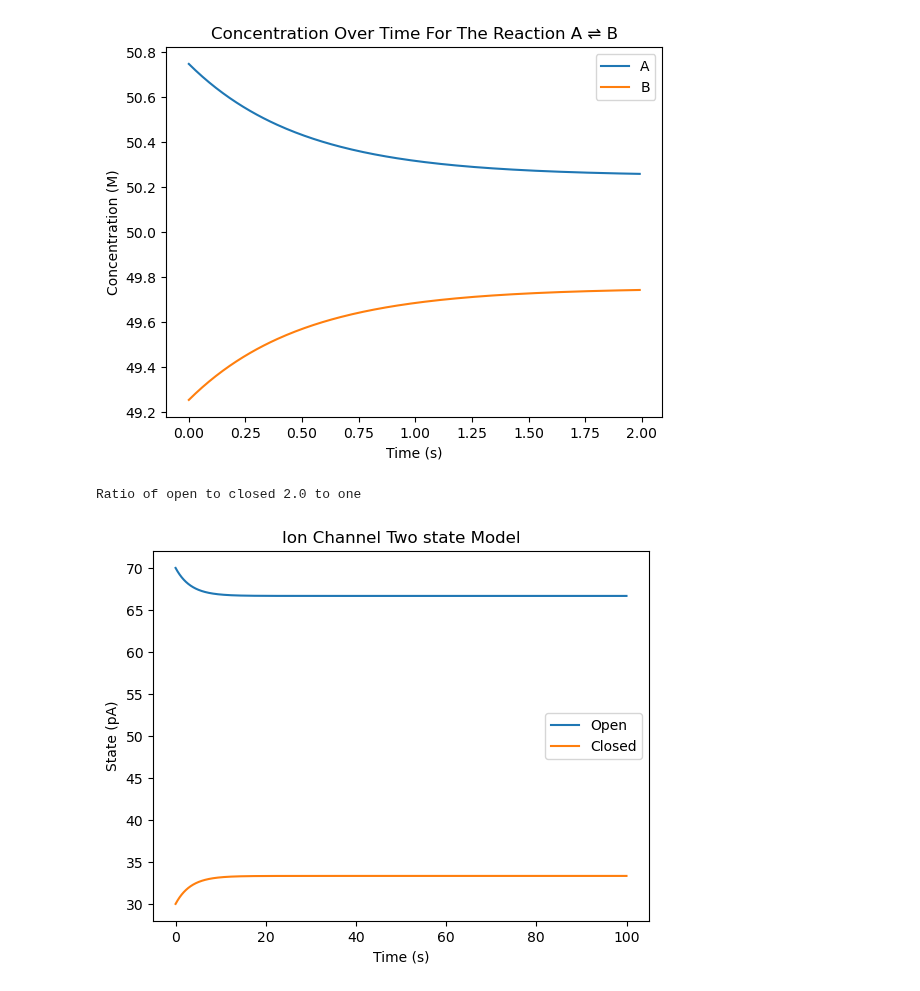
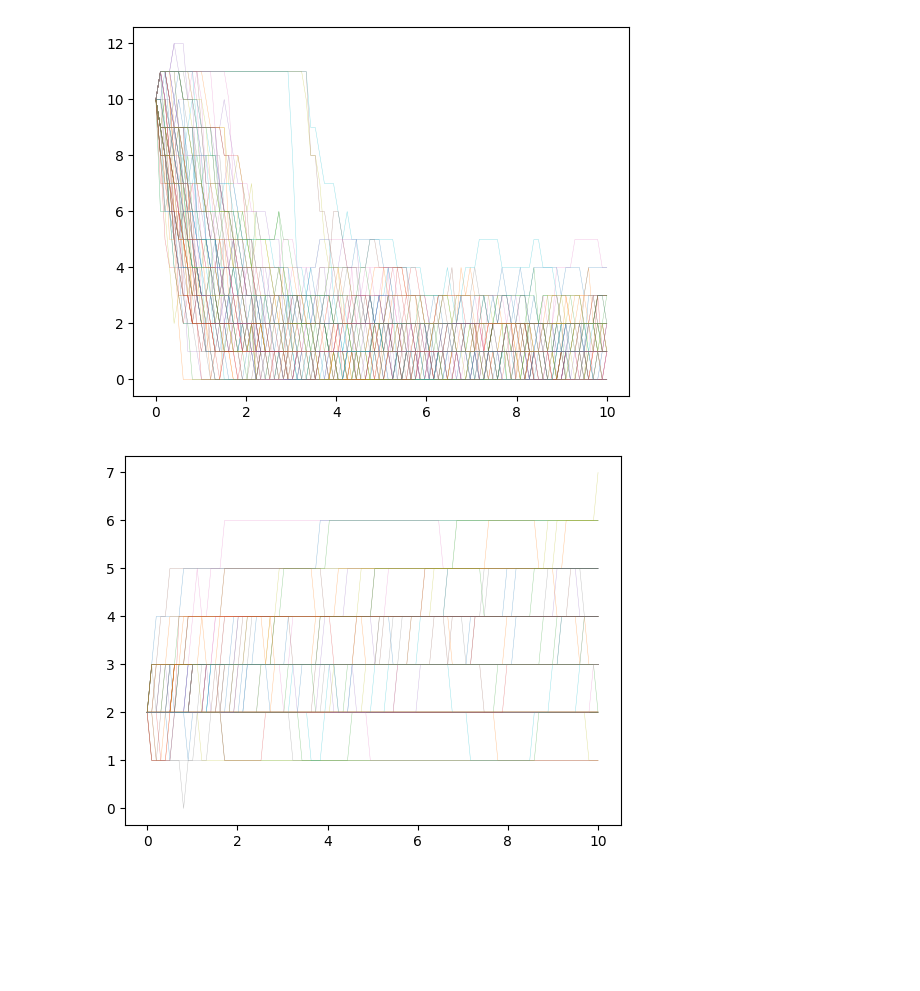
Before and after one commit to JooshK/ModelingTheLivingCell, a Jupyter notebook: scripts/PS3/main.ipynb, the cells around one changed output. Saved outputs shown, nothing was run; the diff lists cells and outputs as text; code cells hidden in the pictures; blank space fills up the shorter version.

Commit message:
Completion of HW3 with alternate Gillespie

```diff
--- a/scripts/PS3/main.ipynb
+++ b/scripts/PS3/main.ipynb
@@ -94,46 +66,20 @@ plt.savefig("../../data/gillespie_compare_y.png")
-# %%
-k_1 = 1
-k_2 = 1.01
-c_0 = 100
-
-def c_a(t):
-    return (np.exp(-t * (k_1 +k_2))+k_2*c_0)/(k_1+k_2)
-def c_b(t):
-    return c_0 - (np.exp(-t * (k_1 +k_2))+k_2*c_0)/(k_1+k_2)
-
-plt.figure()
-t = np.arange(0, 2, 0.01)
-plt.plot(t, c_a(t), label="A")
-plt.plot(t, c_b(t), label="B")
-plt.xlabel("Time (s)")
-plt.ylabel("Concentration (M)")
-plt.legend()
-plt.title("Concentration Over Time For The Reaction A ⇌ B")
-plt.plot()
-plt.savefig("../../data/reversible_reaction.png")
-# %% [output]
-[figure, removed]
-# %%
-k_1 = 1/10
-k_2 = 1/5
-c_0 = 100
-
-def c_a(t):
-    return (np.exp(-t * (k_1 +k_2))+k_2*c_0)/(k_1+k_2)
-def c_b(t):
-    return c_0 - (np.exp(-t * (k_1 +k_2))+k_2*c_0)/(k_1+k_2)
-
-plt.figure()
-t = np.arange(0, 100, 0.01)
-plt.plot(t, c_a(t), label="Open")
-plt.plot(t, c_b(t), label="Closed")
-plt.xlabel("Time (s)")
-plt.ylabel("State (pA)")
-plt.legend()
-plt.title("Ion Channel Two state Model")
-plt.plot()
-plt.savefig("../../data/ion_channel_two_state.png")
-print("Ratio of open to closed", k_2/k_1, "to one")
-# %% [output]
-Ratio of open to closed 2.0 to one
-[figure, removed]
+# %%
+c = [1, 1/64, 1/8, 1] # define the rate constants
+initial_state = [10,2]
+reactions = np.array([[1,0], [1, -1], [-1, 1], [-1, 0]])  # reaction stoichiometry
+initial_propensities = np.array([1, 20/64, 10/8, 10])
+time = np.linspace(0, 10, 100)  # time points to display
+n = 100 # total iterations of the simulation
+# %%
+samples = np.empty((n, len(time), 2), dtype=int)
+stochastic_simulation = GillespieSimulation()
+for i in range(n):
+    samples[i, :, :] = stochastic_simulation.run(reactions, initial_propensities, initial_state, time, c)
+# %%
+for i in [0, 1]:
+    plt.figure()
+    for idx in samples[:, :, i]:
+        plt.plot(time, idx, linewidth=0.3, alpha=0.5)
+# %% [output]
+[figure, added]
+[figure, added]
```
Also changed, not shown: parts of 10 cells of this notebook, 5 other files.
